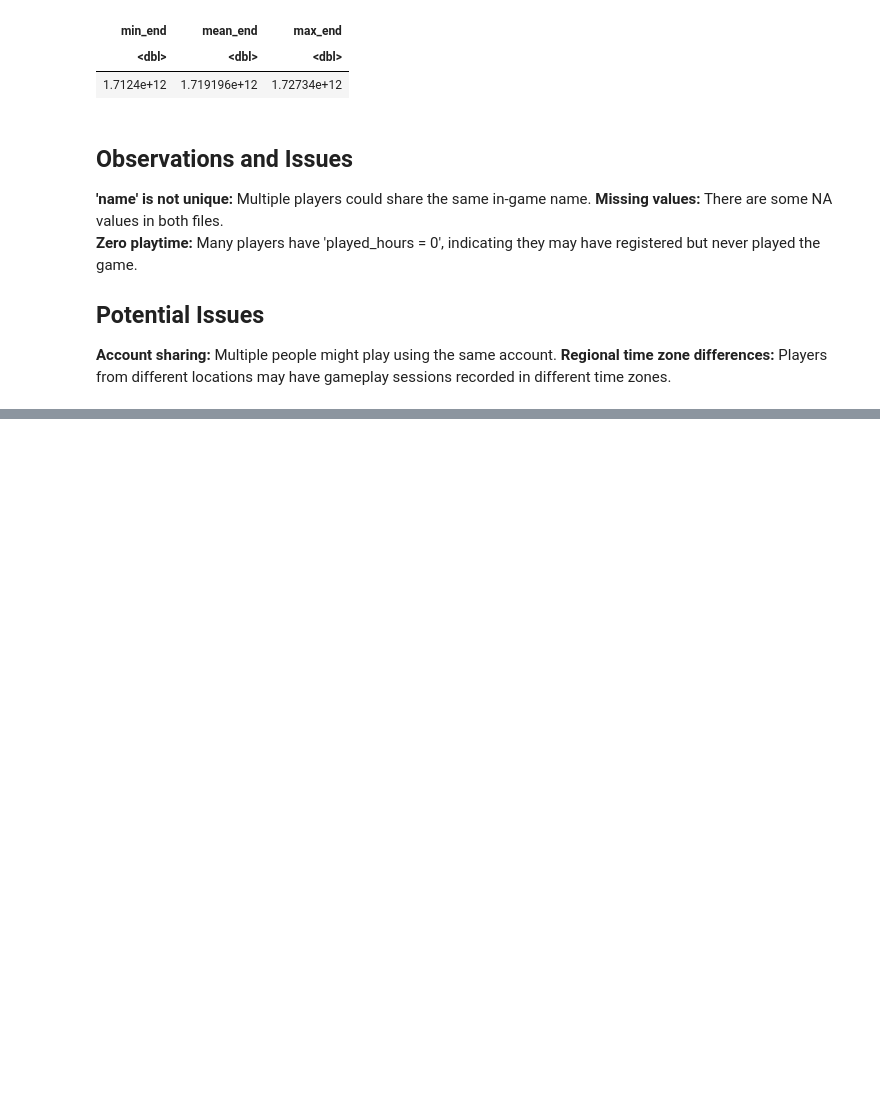
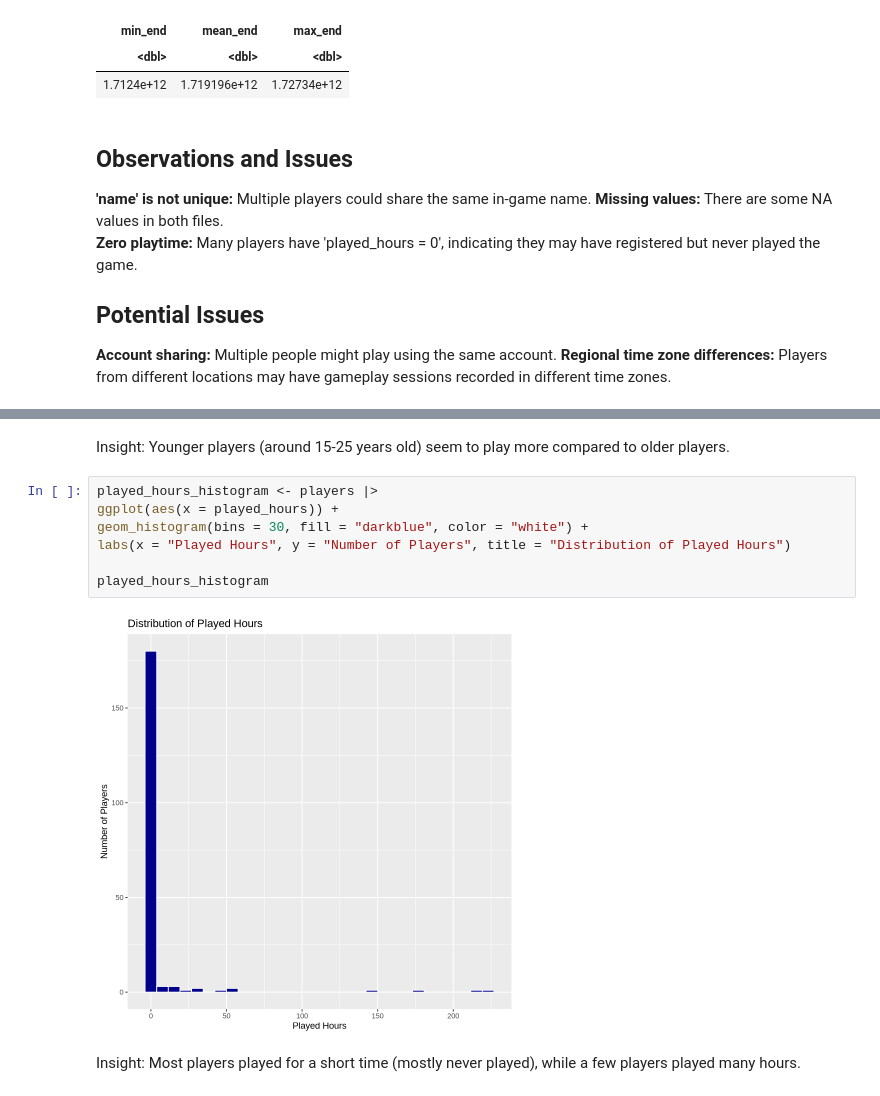
Before and after one commit to kyincrl/dsci100_individual_project, a Jupyter notebook: individualreport.ipynb, the cells around one changed output, grey strips where cells are left out. Cells and saved outputs as stored; diff of their text form; blank space fills up the shorter version.

```diff
--- a/individualreport.ipynb
+++ b/individualreport.ipynb
@@ -194,0 +207,13 @@ To prepare the data for modeling, I will:
+# %% [markdown]
+Insight: Younger players (around 15-25 years old) seem to play more compared to older players.
+# %%
+played_hours_histogram <- players |>
+ggplot(aes(x = played_hours)) +
+geom_histogram(bins = 30, fill = "darkblue", color = "white") +
+labs(x = "Played Hours", y = "Number of Players", title = "Distribution of Played Hours")
+
+played_hours_histogram
+# %% [output]
+[figure, added]
+# %% [markdown]
+Insight: Most players played for a short time (mostly never played), while a few players played many hours.
```
Also changed, not shown: parts of 7 cells of this notebook.
